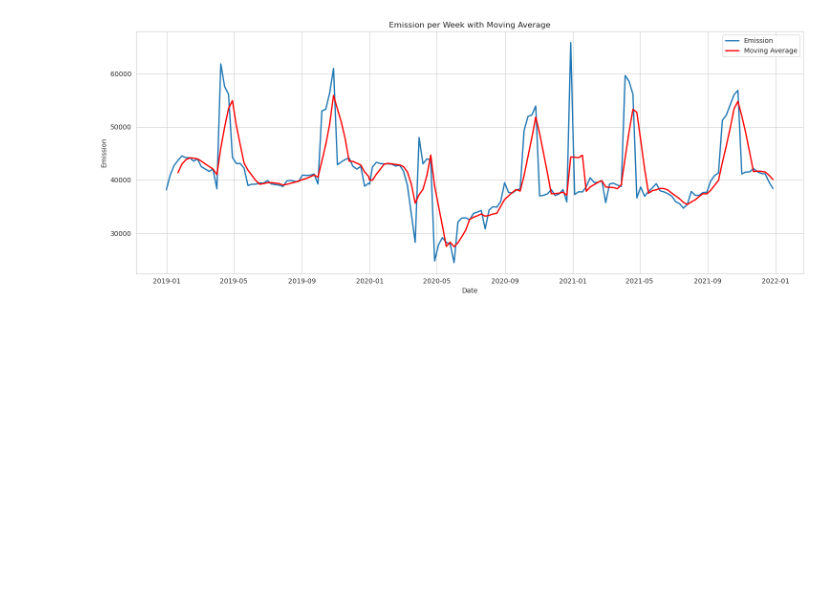
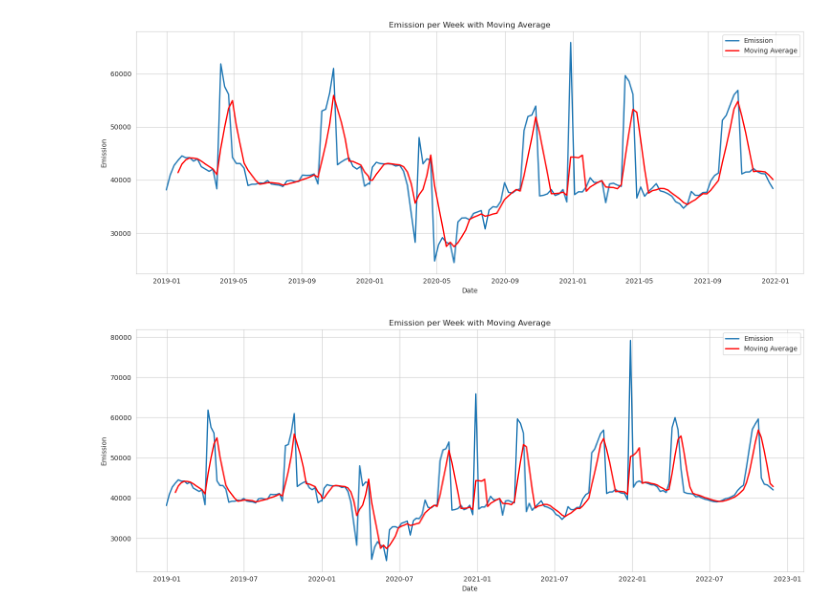
Before and after one commit to lucas-bruzzone/playground_series_S3E20, a Jupyter notebook: predict-co2-emissions-in-rwanda-submission.ipynb, the cells around one changed output. Drawn from its saved outputs; the diff is of its cells as text; code cells hidden in the pictures; blank space fills up the shorter version.

Commit message:
Kaggle Notebook | Predict CO2 Emissions in Rwanda - Submission | Version 3

```diff
--- a/predict-co2-emissions-in-rwanda-submission.ipynb
+++ b/predict-co2-emissions-in-rwanda-submission.ipynb
@@ -118,7 +118,8 @@ def preprocessing(df):
 
     good_col = 'Ozone_solar_azimuth_angle'
     df[good_col] = df.groupby(['id', 'year'])[good_col].ffill().bfill()
-    df[f'{good_col}_lag_1'] = df.groupby(['id', 'year'])[good_col].shift(1).fillna(0)
+
+
 
     df['rot_15_x'] = (np.cos(np.radians(15)) * df['longitude']) + \
                      (np.sin(np.radians(15)) * df['latitude'])
@@ -142,7 +143,13 @@ def preprocessing(df):
     df['is_covid'] = (df['year'] == 2020) & (df['month'] > 2) | (df['year'] == 2021) & (df['month'] == 1)
     df['is_lockdown'] = (df['year'] == 2020) & ((df['month'].isin([3,4])))
 
+    lags = 4  # Defina o número de lags que você deseja criar
+    for lag in range(1, lags + 1):
+        df[f'Y_{good_col}_{lag}'] = df.groupby(['id', 'year'])[good_col].shift(lag).fillna(0)
+        df[f'Y_{good_col}_{-lag}'] = df.groupby(['id', 'year'])[good_col].shift(-lag).fillna(0)
+
     df.fillna(0, inplace=True)
+
     return df
 
 train = preprocessing(train)
@@ -162,8 +169,9 @@ X = train.drop('id', axis=1)
 test = test.drop('id', axis=1)
 # %%
 # Treinar o modelo com os melhores parâmetros usando o conjunto de treinamento completo
-rf = RandomForestRegressor(random_state=42, n_jobs=-1)
+rf = RandomForestRegressor(n_estimators = 82, max_depth =20, random_state=42, n_jobs=-1)
 rf.fit(X, y)
+
 # Fazer previsões no conjunto de teste usando o modelo treinado
 
 samplesubmission['emission'] = rf.predict(test) * 1.07
@@ -178,0 +187,14 @@ submission_fix.to_csv('submission.csv', index=False)
+# %%
+# Dividir a coluna em várias colunas separadas
+submission_fix[['id', 'latitude', 'longitude', 'year', 'week_no']] = submission_fix['ID_LAT_LON_YEAR_WEEK'].str.split('_', expand=True)
+# Remover a coluna original
+submission_fix.drop(columns=['ID_LAT_LON_YEAR_WEEK','id'], inplace=True)
+temp_train = train [['latitude', 'longitude', 'year', 'week_no','emission']]
+# %%
+# Unir os DataFrames
+merged_df = pd.concat([temp_train, submission_fix], axis=0)
+merged_df['data'] = pd.to_datetime(merged_df['year'].astype(str) + merged_df['week_no'].astype(str) + '-1', format='%Y%U-%w')
+# Chamando a função com o DataFrame 'train' e tamanho da janela de média móvel igual a 4
+plot_emission_with_ma(merged_df, window_size=4)
+# %% [output]
+[figure, added]
```
Also changed, not shown: parts of 2 cells of this notebook.
